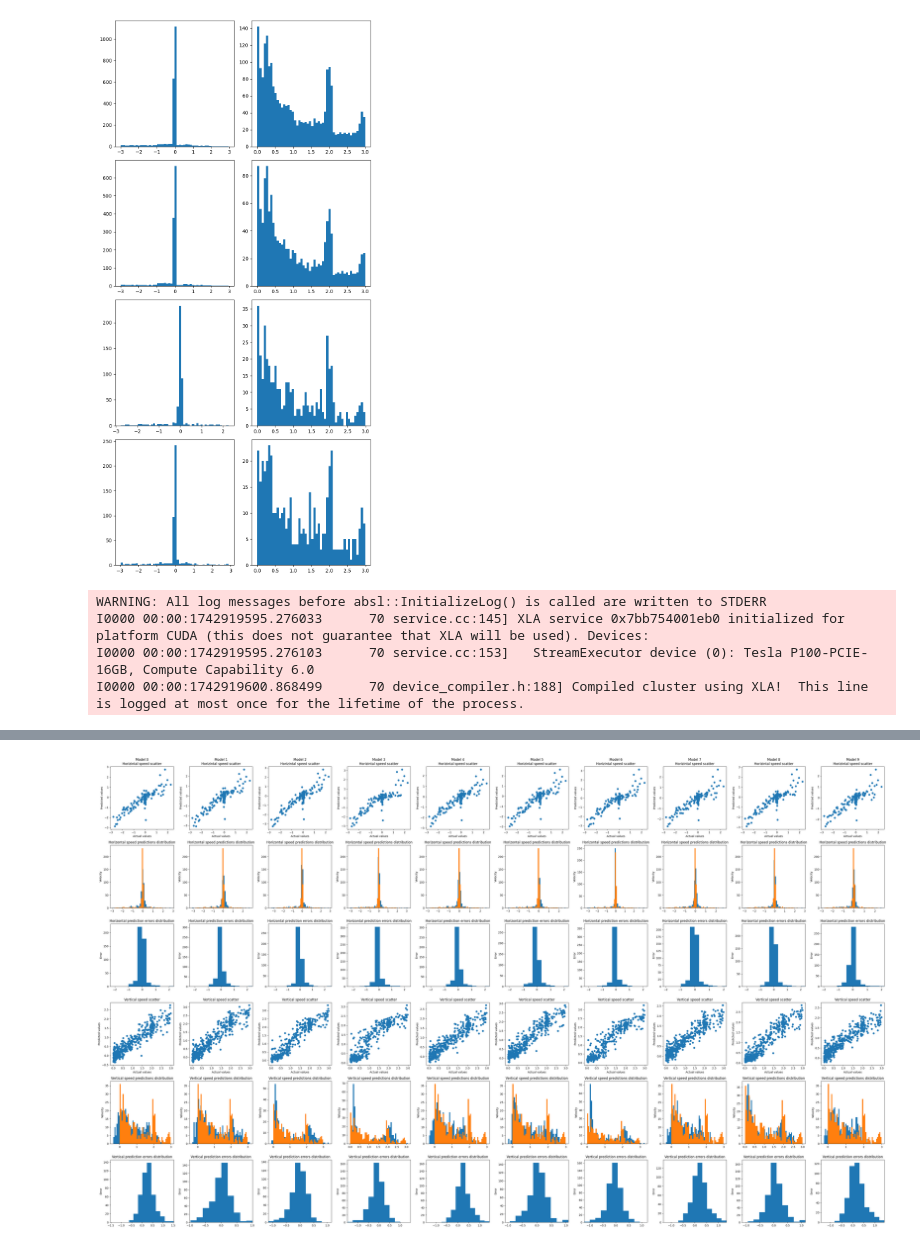
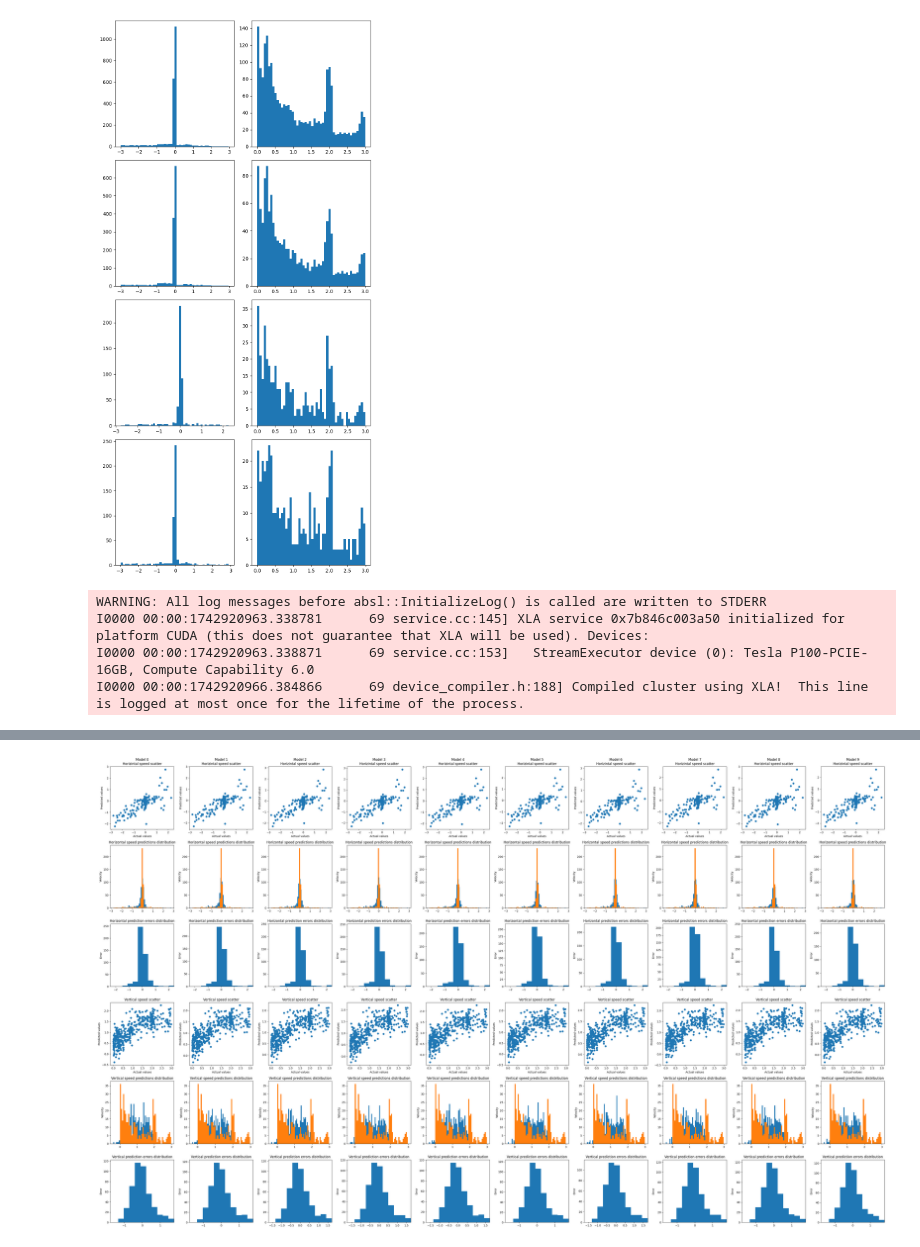
Before and after one commit to GabrieLuAlves/dronet-evaluation-for-indoor-navigation, a Jupyter notebook: dronet-evaluation-for-indoor-navigation.ipynb, the cells around one changed output, grey strips where cells are left out. Drawn from its saved outputs; the diff is of its cells as text; code cells hidden in the pictures.

Commit message:
Kaggle Notebook | Dronet evaluation for indoor navigation | Version 13

```diff
--- a/dronet-evaluation-for-indoor-navigation.ipynb
+++ b/dronet-evaluation-for-indoor-navigation.ipynb
@@ -196,31 +196,31 @@ def create_dronet(learning_rate, bottom_layers=(1024,)):
     i = 1
     for n in bottom_layers:
         dense_name = "Dronet_x_dense_" + str(i)
-        batchnorm_name = "Dronet_x_batchnorm_" + str(i)
-        activation_name = "Dronet_x_relu_" + str(i)
-        dropout_name = "Dronet_x_dropout" + str(i)
+        # batchnorm_name = "Dronet_x_batchnorm_" + str(i)
+        # activation_name = "Dronet_x_relu_" + str(i)
+        # dropout_name = "Dronet_x_dropout" + str(i)
 
         i += 1
 
         x = keras.layers.Dense(n, name=dense_name)(x)
-        x = keras.layers.BatchNormalization(name=batchnorm_name) (x)
-        x = keras.layers.ReLU(name=activation_name)(x)
-        x = keras.layers.Dropout(0.5, name=dropout_name)(x)
+        # x = keras.layers.BatchNormalization(name=batchnorm_name) (x)
+        # x = keras.layers.ReLU(name=activation_name)(x)
+        # x = keras.layers.Dropout(0.5, name=dropout_name)(x)
 
     y = s
     i = 1
     for n in bottom_layers:
         dense_name = "Dronet_y_dense_" + str(i)
-        batchnorm_name = "Dronet_y_batchnorm_" + str(i)
-        activation_name = "Dronet_y_relu_" + str(i)
-        dropout_name = "Dronet_y_dropout" + str(i)
+        # batchnorm_name = "Dronet_y_batchnorm_" + str(i)
+        # activation_name = "Dronet_y_relu_" + str(i)
+        # dropout_name = "Dronet_y_dropout" + str(i)
 
         i += 1
 
         y = keras.layers.Dense(n, name=dense_name)(y)
-        y = keras.layers.BatchNormalization(name=batchnorm_name) (y)
-        y = keras.layers.ReLU(name=activation_name)(y)
-        y = keras.layers.Dropout(0.5, name=dropout_name)(y)
+        # y = keras.layers.BatchNormalization(name=batchnorm_name) (y)
+        # y = keras.layers.ReLU(name=activation_name)(y)
+        # y = keras.layers.Dropout(0.5, name=dropout_name)(y)
 
     outputs = [
         keras.layers.Dense(1, activation="linear", name="Dronet_output_x")(x),
@@ -279,18 +279,18 @@ for i, dronet in enumerate(dronets):
     history = dronet.fit(
         train_dataset,
         validation_data=validation_dataset,
-        epochs=150,
+        epochs=200,
         callbacks=[
-            keras.callbacks.EarlyStopping(
-                monitor="val_Dronet_output_x_rmse",
-                patience=20,
-                min_delta=0.001,
-                mode="min"
-            ),
+            # keras.callbacks.EarlyStopping(
+            #     monitor="val_Dronet_output_x_rmse",
+            #     patience=20,
+            #     min_delta=1e-5,
+            #     mode="min"
+            # ),
             keras.callbacks.ReduceLROnPlateau(
                 monitor='val_Dronet_output_x_rmse',
                 factor=0.5,
-                patience=5,
+                patience=10,
                 min_lr=1e-7
             ),
         ],
@@ -347,6 +347,6 @@ metrics = pd.DataFrame(data)
 print(metrics.T)
 # %% [output]
 WARNING: All log messages before absl::InitializeLog() is called are written to STDERR
-I0000 00:00:1742919595.276033      70 service.cc:145] XLA service 0x7bb754001eb0 initialized for platform CUDA (this does not guarantee that XLA will be used). Devices:
-I0000 00:00:1742919595.276103      70 service.cc:153]   StreamExecutor device (0): Tesla P100-PCIE-16GB, Compute Capability 6.0
-I0000 00:00:1742919600.868499      70 device_compiler.h:188] Compiled cluster using XLA!  This line is logged at most once for the lifetime of the process.
+I0000 00:00:1742920963.338781      69 service.cc:145] XLA service 0x7b846c003a50 initialized for platform CUDA (this does not guarantee that XLA will be used). Devices:
+I0000 00:00:1742920963.338871      69 service.cc:153]   StreamExecutor device (0): Tesla P100-PCIE-16GB, Compute Capability 6.0
+I0000 00:00:1742920966.384866      69 device_compiler.h:188] Compiled cluster using XLA!  This line is logged at most once for the lifetime of the process.
@@ -370 +370 @@ Model 9      0.816007     0.763689       0.400346
-[figure, old version]
+[figure, new version]
```
Also changed, not shown: parts of 1 cell of this notebook.
